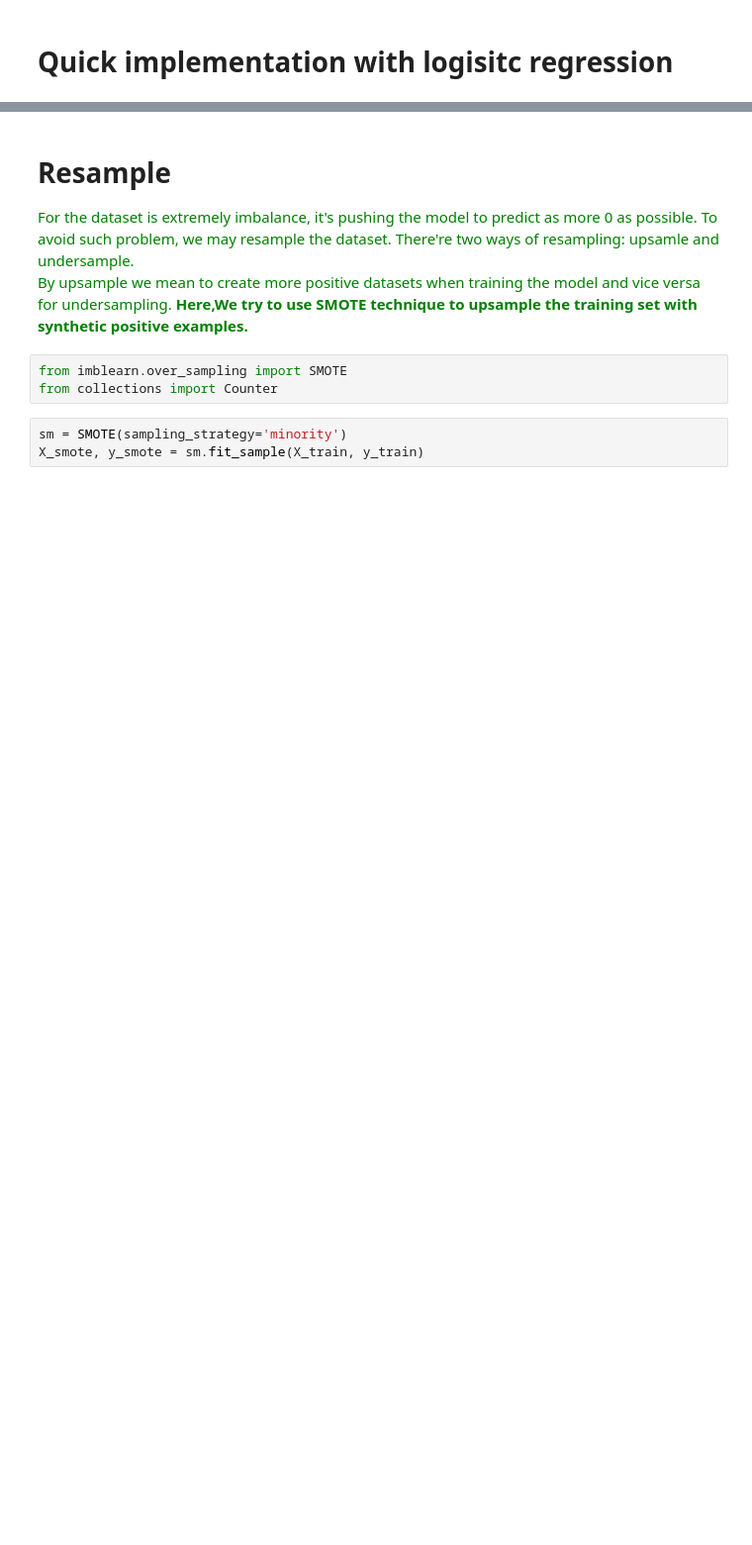
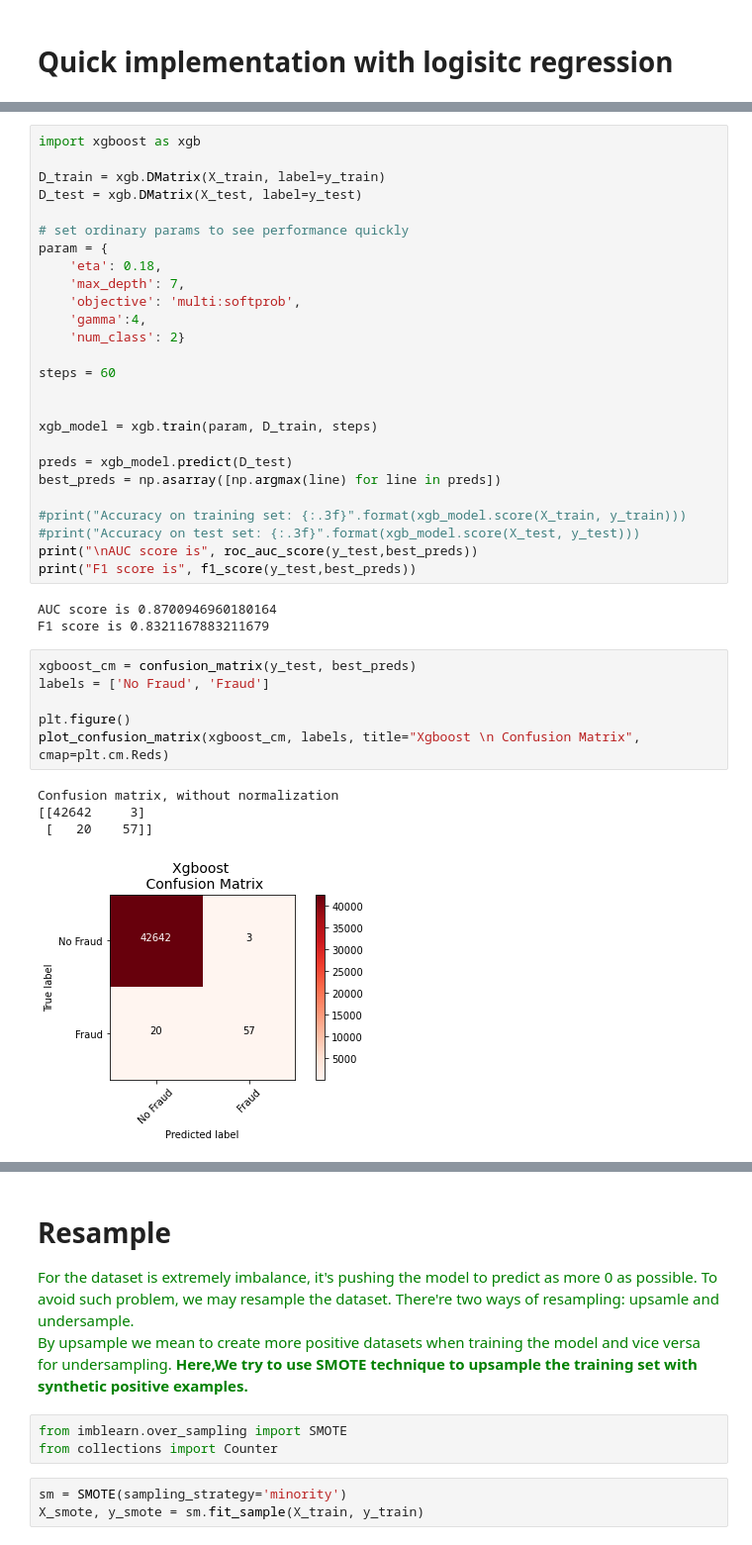
Before and after one commit to Holden-Lin/fraud_detection, a Jupyter notebook: creditcard_fraud.ipynb, the cells around one changed output, grey strips where cells are left out. Shown at 99% size. Cells and saved outputs as stored; diff of their text form; blank space fills up the shorter version.

```diff
--- a/creditcard_fraud.ipynb
+++ b/creditcard_fraud.ipynb
@@ -136,0 +272,40 @@ pr_curve = plt.plot(precision, recall, label ='Precision-Recall Curve')
+# %%
+import xgboost as xgb
+
+D_train = xgb.DMatrix(X_train, label=y_train)
+D_test = xgb.DMatrix(X_test, label=y_test)
+
+# set ordinary params to see performance quickly
+param = {
+    'eta': 0.18,
+    'max_depth': 7,
+    'objective': 'multi:softprob',
+    'gamma':4,
+    'num_class': 2}
+
+steps = 60
+
+
+xgb_model = xgb.train(param, D_train, steps)
+
+preds = xgb_model.predict(D_test)
+best_preds = np.asarray([np.argmax(line) for line in preds])
+
+#print("Accuracy on training set: {:.3f}".format(xgb_model.score(X_train, y_train)))
+#print("Accuracy on test set: {:.3f}".format(xgb_model.score(X_test, y_test)))
+print("\nAUC score is", roc_auc_score(y_test,best_preds))
+print("F1 score is", f1_score(y_test,best_preds))
+# %% [output]
+AUC score is 0.8700946960180164
+F1 score is 0.8321167883211679
+# %%
+xgboost_cm = confusion_matrix(y_test, best_preds)
+labels = ['No Fraud', 'Fraud']
+
+plt.figure()
+plot_confusion_matrix(xgboost_cm, labels, title="Xgboost \n Confusion Matrix", cmap=plt.cm.Reds)
+# %% [output]
+Confusion matrix, without normalization
+[[42642     3]
+ [   20    57]]
+[figure, added]
```
Also changed, not shown: parts of 58 cells of this notebook, 1 other file.
